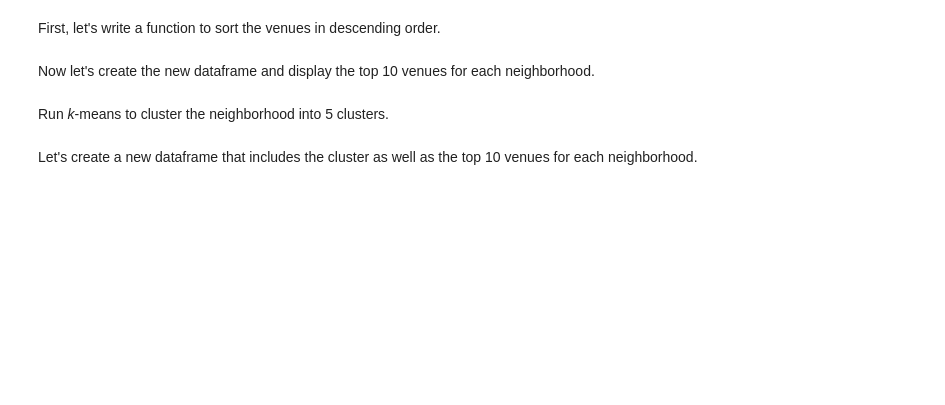
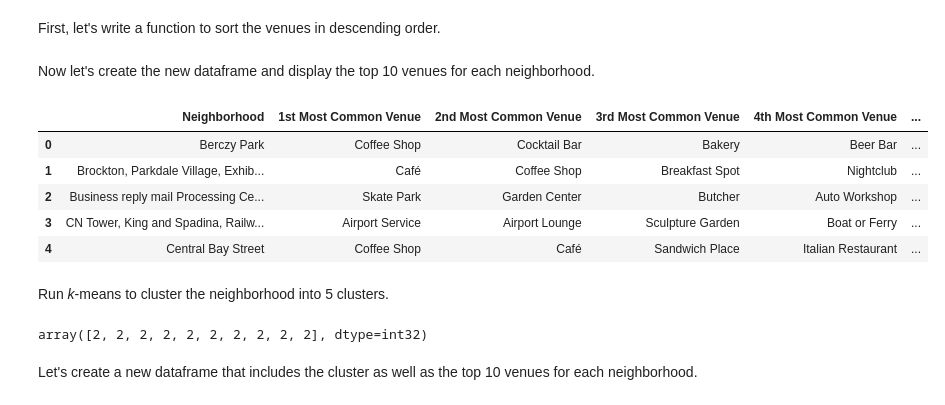
Before and after one commit to hntien0308/Coursera_Capstone, a Jupyter notebook: Segmenting_Clustering_Neighborhoods_in_Toronto_1st.ipynb, the cells around one changed output. Drawn from its saved outputs; the diff is of its cells as text; code cells hidden in the pictures; blank space fills up the shorter version.

```diff
--- a/Segmenting_Clustering_Neighborhoods_in_Toronto_1st.ipynb
+++ b/Segmenting_Clustering_Neighborhoods_in_Toronto_1st.ipynb
@@ -126,8 +126,8 @@ geo_data.head()
 # Problem 3. Explore Neighborhoods in Toronto
 # %%
 #Define Foursquare Credentials and Version
-CLIENT_ID = 'your-client-ID' # your Foursquare ID
-CLIENT_SECRET = 'your-client-secret' # your Foursquare Secret
+CLIENT_ID = 'O2A1C0ZHJ3XPCH0DIW1L1MPWTPSHCM3EPBPA24IP400M140O' # your Foursquare ID
+CLIENT_SECRET = 'RPAYOD4CWTQKAY2BMRSUU2I5QB5MQZ40VMWEEZBTBUP3RZQQ' # your Foursquare Secret
 VERSION = '20180605' # Foursquare API version
 LIMIT = 100 # A default Foursquare API limit value
 
@@ -136,0 +141,3 @@ print('CLIENT_SECRET:' + CLIENT_SECRET)
+# %%
+toronto_data=geo_data[geo_data['Borough'].str.contains('Toronto')]
+toronto_data.head()
@@ -217,29 +293,38 @@ def return_most_common_venues(row, num_top_venues):
 # %% [markdown]
 Now let's create the new dataframe and display the top 10 venues for each neighborhood.
 # %%
+import numpy as np
 num_top_venues = 10
 
 indicators = ['st', 'nd', 'rd']
 
 # create columns according to number of top venues
 columns = ['Neighborhood']
 for ind in np.arange(num_top_venues):
     try:
         columns.append('{}{} Most Common Venue'.format(ind+1, indicators[ind]))
     except:
         columns.append('{}th Most Common Venue'.format(ind+1))
 
 # create a new dataframe
 neighborhoods_venues_sorted = pd.DataFrame(columns=columns)
 neighborhoods_venues_sorted['Neighborhood'] = toronto_grouped['Neighborhood']
 
-for ind in np.arange(manhattan_grouped.shape[0]):
+for ind in np.arange(toronto_grouped.shape[0]):
     neighborhoods_venues_sorted.iloc[ind, 1:] = return_most_common_venues(toronto_grouped.iloc[ind, :], num_top_venues)
 
 neighborhoods_venues_sorted.head()
+# %% [output]
+|  | Neighborhood | 1st Most Common Venue | 2nd Most Common Venue | 3rd Most Common Venue | 4th Most Common Venue | ... |
+| 0 | Berczy Park | Coffee Shop | Cocktail Bar | Bakery | Beer Bar | ... |
+| 1 | Brockton, Parkdale Village, Exhib... | Café | Coffee Shop | Breakfast Spot | Nightclub | ... |
+| 2 | Business reply mail Processing Ce... | Skate Park | Garden Center | Butcher | Auto Workshop | ... |
+| 3 | CN Tower, King and Spadina, Railw... | Airport Service | Airport Lounge | Sculpture Garden | Boat or Ferry | ... |
+| 4 | Central Bay Street | Coffee Shop | Café | Sandwich Place | Italian Restaurant | ... |
 # %% [markdown]
 Run _k_-means to cluster the neighborhood into 5 clusters.
 # %%
+from sklearn.cluster import KMeans
 # set number of clusters
 kclusters = 5
 
@@ -250,6 +335,8 @@ kmeans = KMeans(n_clusters=kclusters, random_state=0).fit(toronto_grouped_cluste
 
 # check cluster labels generated for each row in the dataframe
 kmeans.labels_[0:10]
+# %% [output]
+array([2, 2, 2, 2, 2, 2, 2, 2, 2, 2], dtype=int32)
 # %% [markdown]
 Let's create a new dataframe that includes the cluster as well as the top 10 venues for each neighborhood.
 # %%
```
Also changed, not shown: parts of 12 cells of this notebook.
